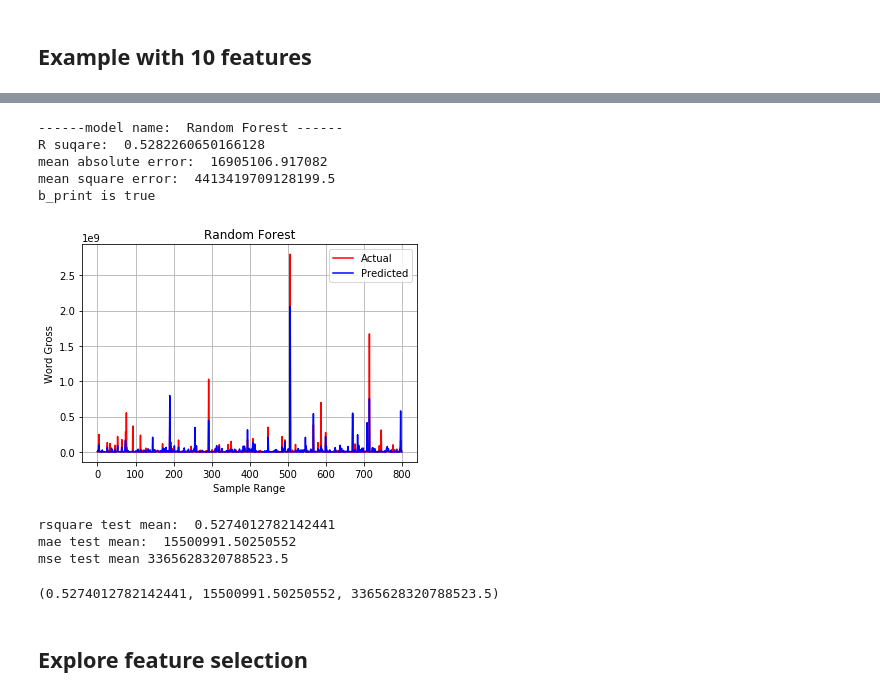
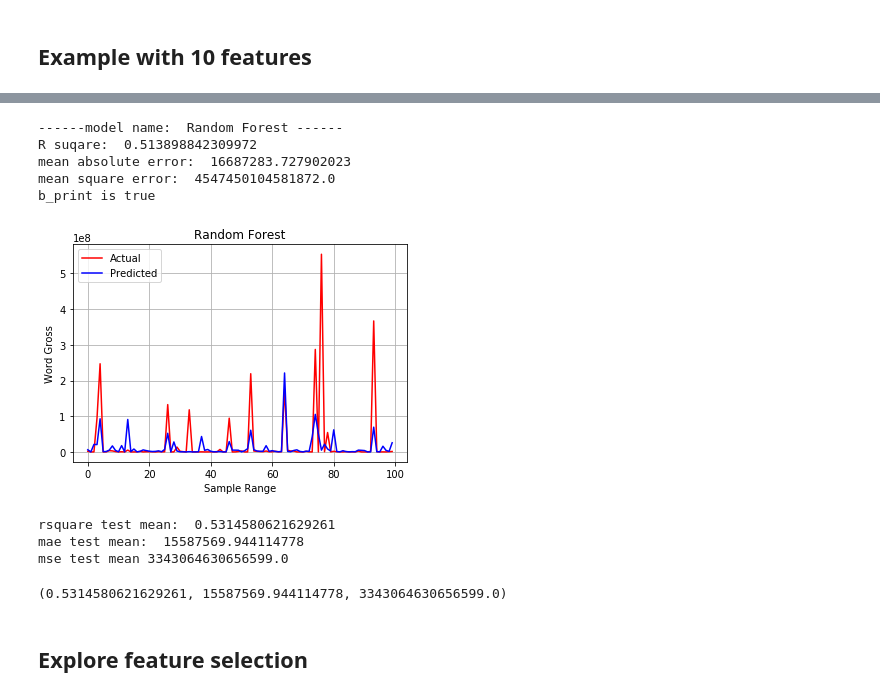
Before and after one commit to xiling42/DataScience1951A, a Jupyter notebook: model_analysis.ipynb, the cells around one changed output, grey strips where cells are left out. Saved outputs shown, nothing was run; the diff lists cells and outputs as text; code cells hidden in the pictures.

```diff
--- a/model_analysis.ipynb
+++ b/model_analysis.ipynb
@@ -108,6 +108,8 @@ def process_string_cols(data):
     #encoded_data = lb_make.fit_transform(data)
     #binarizer = preprocessing.LabelBinarizer()
     #return binarizer.fit_transform(encoded_data)
+    if not result:
+        return np.array([])
     return np.array(result).transpose()
 def process_category_cols(data, max_features_num = 20):
 
@@ -121,6 +123,8 @@ def process_category_cols(data, max_features_num = 20):
         vectoried_data = vectorizer.fit_transform(data[ch])
         result.append(vectoried_data.toarray())
     #return np.array(result)
+    if not result:
+        return np.array([])
     return np.concatenate(result, axis = 1)
     #lb_make = LabelEncoder()
     #do we need to binary to list?
@@ -177,8 +181,14 @@ def process_tokenize_all_cols(input_data, max_feature_num=20):
     data_string = process_string_cols(input_data[string_cols])
     data_num, min_max_scaler = process_numerical_cols(input_data[num_cols])
     data_cat = process_category_cols(input_data[category_cols], max_feature_num)
-    data = np.append(data_string , data_num, axis =1)
-    data = np.append(data, data_cat, axis = 1)
+
+    if data_string.any():
+        data = np.append(data_string , data_num, axis =1)
+    else:
+        data = data_num
+
+    if data_cat.any():
+        data = np.append(data, data_cat, axis = 1)
 
     return data
 
@@ -363,20 +392,20 @@ b_print is true
 # %%
-random_forest_model = RandomForestRegressor()
-rsquare, mae, mse = run_model_with_plot("Random Forest", random_forest_model, X_train, X_test, y_train, y_test, start=3000,end=3800)
+random_forest_model = RandomForestRegressor(random_state=4)
+rsquare, mae, mse = run_model_with_plot("Random Forest", random_forest_model, X_train, X_test, y_train, y_test, start=3000,end=3100)
 # %% [output]
 ------model name:  Random Forest ------
-R suqare:  0.5282260650166128
-mean absolute error:  16905106.917082
-mean square error:  4413419709128199.5
+R suqare:  0.513898842309972
+mean absolute error:  16687283.727902023
+mean square error:  4547450104581872.0
 b_print is true
-[figure, old version]
+[figure, new version]
 # %%
 run_model_with_k_fold("Random Forest", random_forest_model, tokenized_data, atemp[predict_col], 10)
 # %% [output]
-rsquare test mean:  0.5274012782142441
-mae test mean:  15500991.50250552
-mse test mean 3365628320788523.5
+rsquare test mean:  0.5314580621629261
+mae test mean:  15587569.944114778
+mse test mean 3343064630656599.0
-(0.5274012782142441, 15500991.50250552, 3365628320788523.5)
+(0.5314580621629261, 15587569.944114778, 3343064630656599.0)
 # %% [markdown]
 ## Explore feature selection
 # %% [markdown]
```
Also changed, not shown: parts of 51 cells of this notebook.
